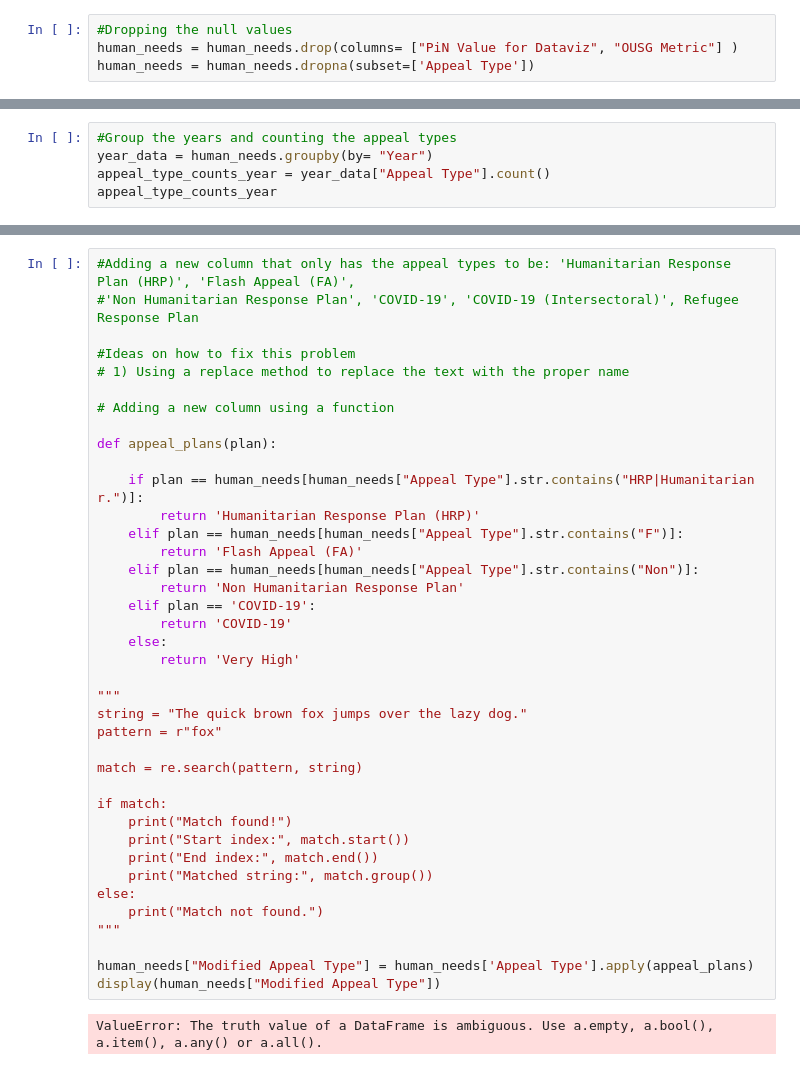
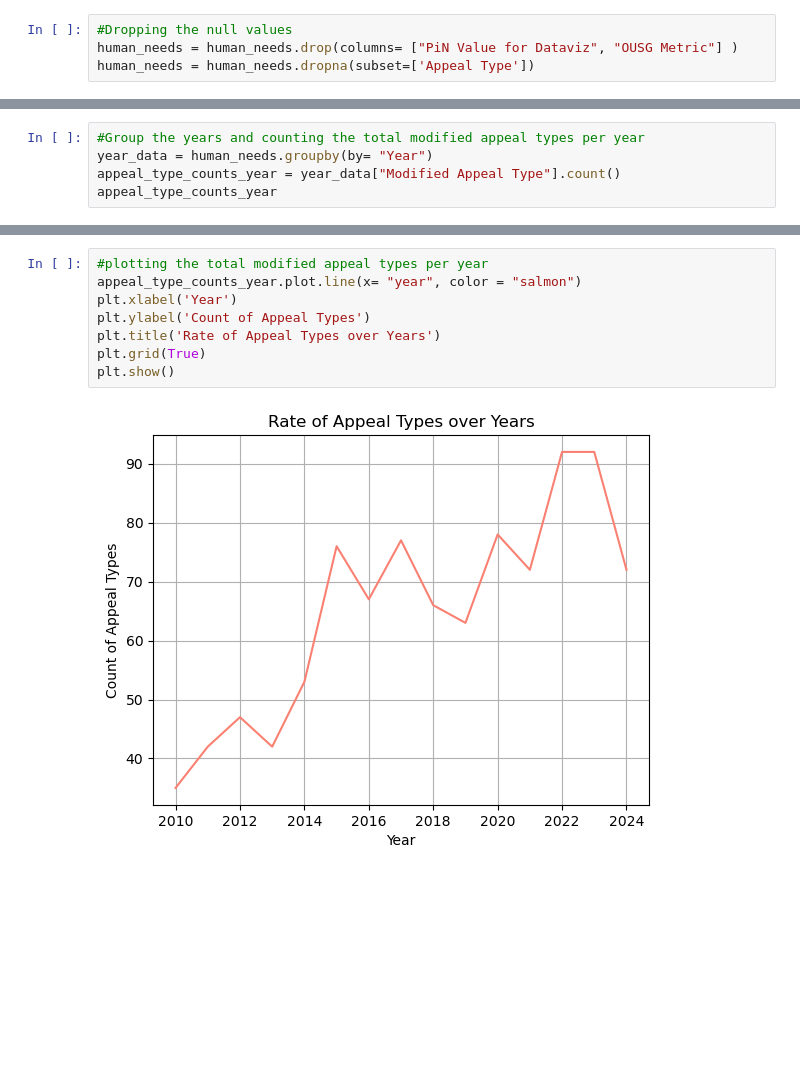
Before and after one commit to Zyjones/Crisis---Humanitarian-Needs-EDA, a Jupyter notebook: Notebooks/EDA/ZakiyyahJ_EDA.ipynb, the cells around one changed output, grey strips where cells are left out. Cells and saved outputs as stored; diff of their text form; blank space fills up the shorter version.

```diff
--- a/Notebooks/EDA/ZakiyyahJ_EDA.ipynb
+++ b/Notebooks/EDA/ZakiyyahJ_EDA.ipynb
@@ -190,7 +162,7 @@ human_needs
 # %%
-#Group the years and counting the appeal types
+#Group the years and counting the total modified appeal types per year
 year_data = human_needs.groupby(by= "Year")
-appeal_type_counts_year = year_data["Appeal Type"].count()
+appeal_type_counts_year = year_data["Modified Appeal Type"].count()
 appeal_type_counts_year
 # %% [output]
 Year
@@ -266,41 +185,10 @@ human_needs['Appeal Type'].unique()
-# %%
-#Adding a new column that only has the appeal types to be: 'Humanitarian Response Plan (HRP)', 'Flash Appeal (FA)',
-#'Non Humanitarian Response Plan', 'COVID-19', 'COVID-19 (Intersectoral)', Refugee Response Plan
-
-#Ideas on how to fix this problem
-# 1) Using a replace method to replace the text with the proper name
-
-# Adding a new column using a function
-
-def appeal_plans(plan):
-
-    if plan == human_needs[human_needs["Appeal Type"].str.contains("HRP|Humanitarian r.")]:
-        return 'Humanitarian Response Plan (HRP)'
-    elif plan == human_needs[human_needs["Appeal Type"].str.contains("F")]:
-        return 'Flash Appeal (FA)'
-    elif plan == human_needs[human_needs["Appeal Type"].str.contains("Non")]:
-        return 'Non Humanitarian Response Plan'
-    elif plan == 'COVID-19':
-        return 'COVID-19'
-    else:
-        return 'Very High'
-
-"""
-string = "The quick brown fox jumps over the lazy dog."
-pattern = r"fox"
-
-match = re.search(pattern, string)
-
-if match:
-    print("Match found!")
-    print("Start index:", match.start())
-    print("End index:", match.end())
-    print("Matched string:", match.group())
-else:
-    print("Match not found.")
-"""
-
-human_needs["Modified Appeal Type"] = human_needs['Appeal Type'].apply(appeal_plans)
-display(human_needs["Modified Appeal Type"])
-# %% [output]
-ValueError: The truth value of a DataFrame is ambiguous. Use a.empty, a.bool(), a.item(), a.any() or a.all().
+# %%
+#plotting the total modified appeal types per year
+appeal_type_counts_year.plot.line(x= "year", color = "salmon")
+plt.xlabel('Year')
+plt.ylabel('Count of Appeal Types')
+plt.title('Rate of Appeal Types over Years')
+plt.grid(True)
+plt.show()
+# %% [output]
+[figure, added]
```
Also changed, not shown: parts of 35 cells of this notebook.
